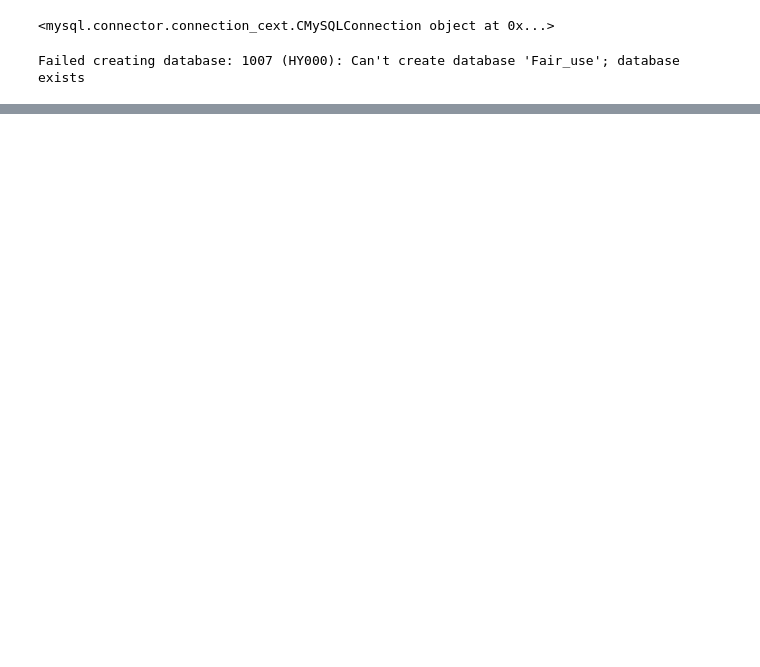
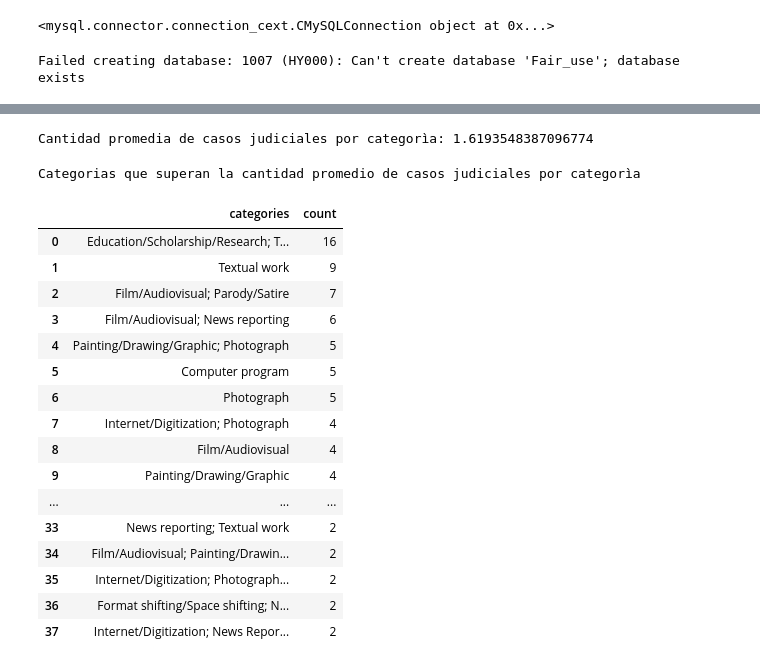
Before and after one commit to AmaliaGuaymasCanavire/ejercicio-1, a Jupyter notebook: fair-data-db.ipynb, the cells around one changed output, grey strips where cells are left out. Cells and saved outputs as stored; diff of their text form; code cells hidden in the pictures; blank space fills up the shorter version.

```diff
--- a/fair-data-db.ipynb
+++ b/fair-data-db.ipynb
@@ -280,0 +246,7 @@ fair_use_cases_df.to_sql('fair_use_cases', con=engine, if_exists='append', index
+# %%
+# llamamos a la tabla fair_use_case y la convertimos en dataframe para trabajar màs comodos
+query = """
+SELECT *
+FROM fair_use_cases
+"""
+fair_use_cases_df = read_query(mydb, query)
@@ -280,0 +306,28 @@ fair_use_cases_df.to_sql('fair_use_cases', con=engine, if_exists='append', index
+# %%
+# Calculamos el promedio de casos judiciales para identificar los Top categorias
+categories_df = fair_use_cases_df['categories'].value_counts().reset_index()
+print("Cantidad promedia de casos judiciales por categorìa:", categories_df['count'].mean())
+# %% [output]
+Cantidad promedia de casos judiciales por categorìa: 1.6193548387096774
+# %%
+print("Categorias que superan la cantidad promedio de casos judiciales por categorìa")
+categories_df[categories_df['count'] > categories_df['count'].mean()]
+# %% [output]
+Categorias que superan la cantidad promedio de casos judiciales por categorìa
+|  | categories | count |
+| 0 | Education/Scholarship/Research; T... | 16 |
+| 1 | Textual work | 9 |
+| 2 | Film/Audiovisual; Parody/Satire | 7 |
+| 3 | Film/Audiovisual; News reporting | 6 |
+| 4 | Painting/Drawing/Graphic; Photograph | 5 |
+| 5 | Computer program | 5 |
+| 6 | Photograph | 5 |
+| 7 | Internet/Digitization; Photograph | 4 |
+| 8 | Film/Audiovisual | 4 |
+| 9 | Painting/Drawing/Graphic | 4 |
+| ... | ... | ... |
+| 33 | News reporting; Textual work | 2 |
+| 34 | Film/Audiovisual; Painting/Drawin... | 2 |
+| 35 | Internet/Digitization; Photograph... | 2 |
+| 36 | Format shifting/Space shifting; N... | 2 |
+| 37 | Internet/Digitization; News Repor... | 2 |
```
Also changed, not shown: parts of 45 cells of this notebook, 2 other files.
